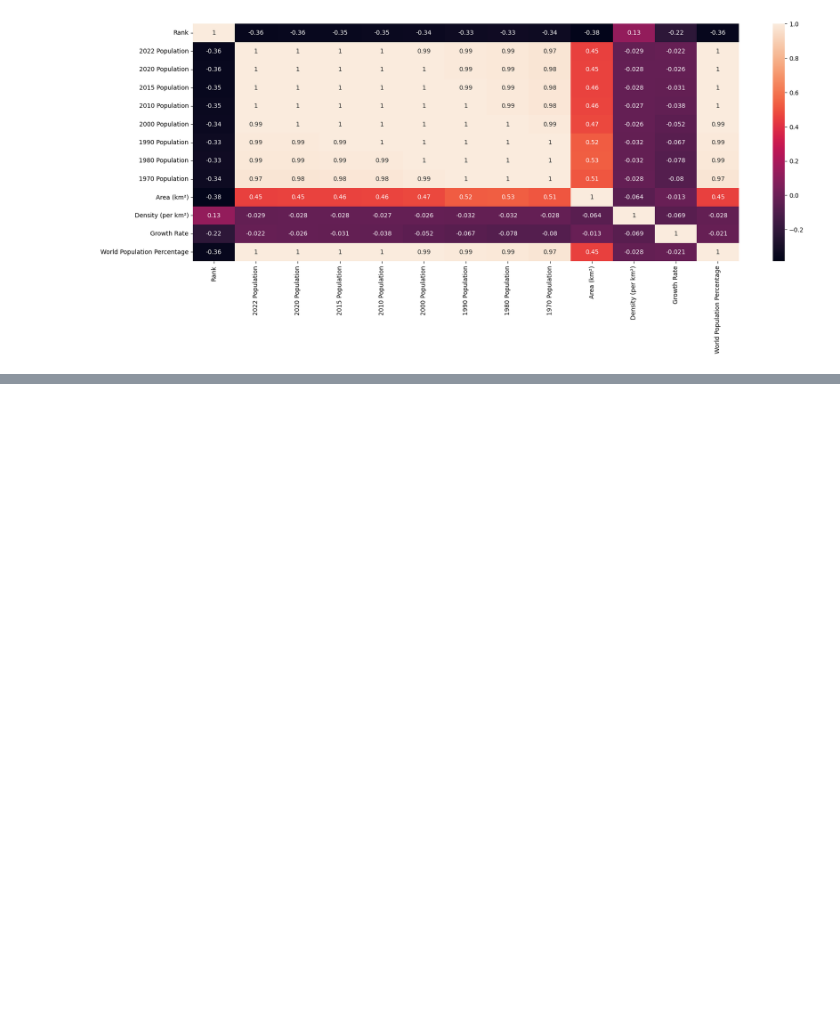
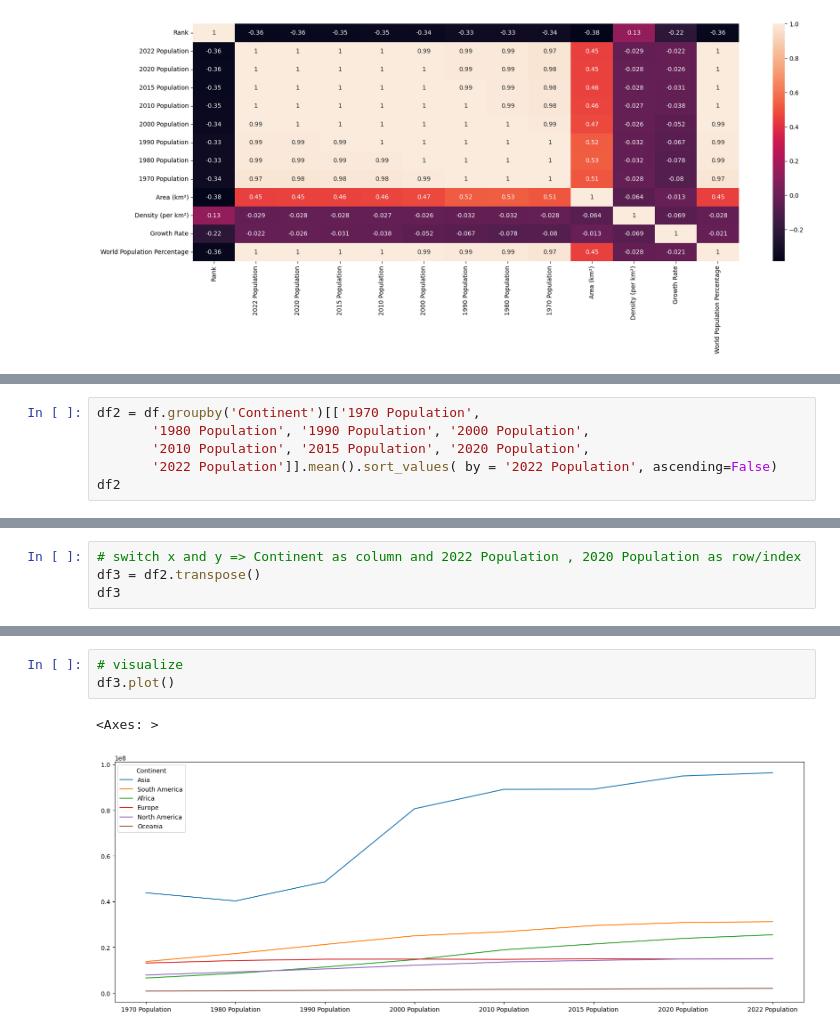
Before and after one commit to Pearl-15/EDA_in_Pandas, a Jupyter notebook: EDA_in_Pandas.ipynb, the cells around one changed output, grey strips where cells are left out. Cells and saved outputs as stored; diff of their text form; blank space fills up the shorter version.

Commit message:
find out continent and country that is growing fast

```diff
--- a/EDA_in_Pandas.ipynb
+++ b/EDA_in_Pandas.ipynb
@@ -196,0 +221,6 @@ plt.show()
+# %%
+df2 = df.groupby('Continent')[['1970 Population',
+       '1980 Population', '1990 Population', '2000 Population',
+       '2010 Population', '2015 Population', '2020 Population',
+       '2022 Population']].mean().sort_values( by = '2022 Population', ascending=False)
+df2
@@ -196,0 +236,4 @@ plt.show()
+# %%
+# switch x and y => Continent as column and 2022 Population , 2020 Population as row/index
+df3 = df2.transpose()
+df3
@@ -196,0 +250,6 @@ plt.show()
+# %%
+# visualize
+df3.plot()
+# %% [output]
+<Axes: >
+[figure, added]
```
Also changed, not shown: parts of 10 cells of this notebook.
